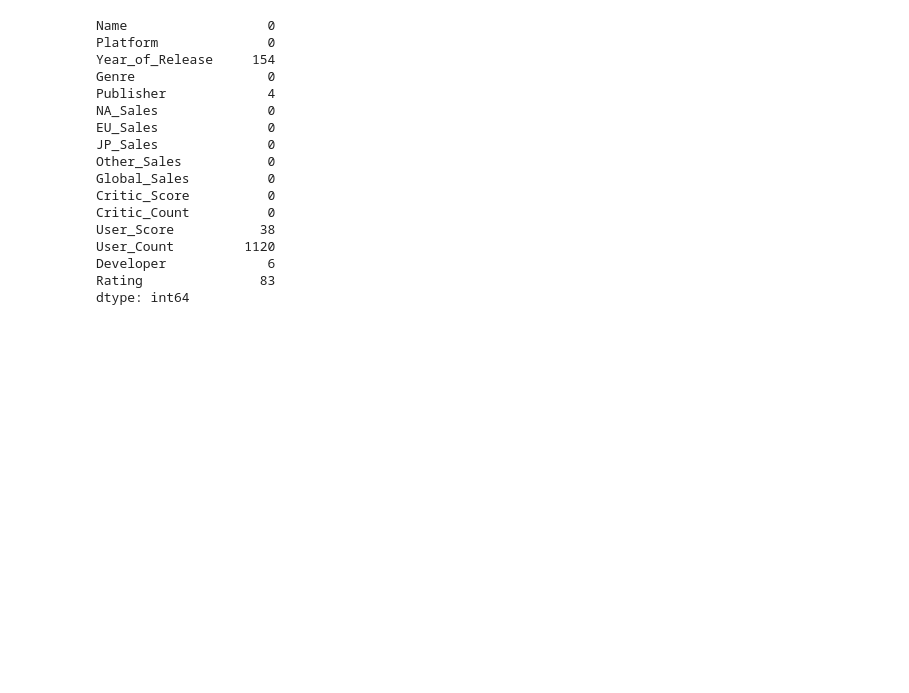
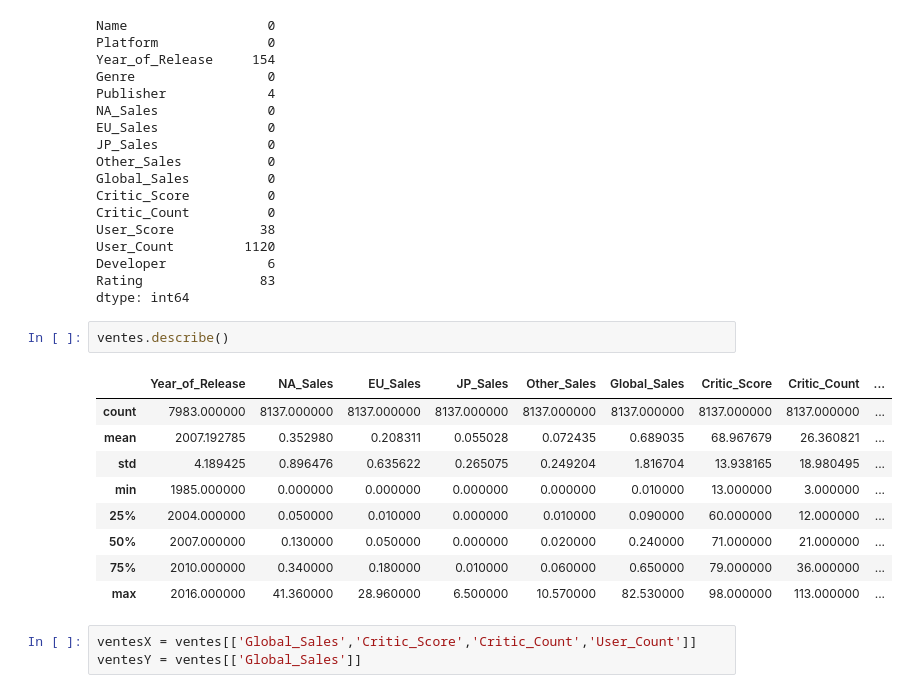
Before and after one commit to Shhhpoulpe/cours-de-python, a Jupyter notebook: Machine Learning/vente_jeux.ipynb, the cells around one changed output. Saved outputs shown, nothing was run; the diff lists cells and outputs as text; blank space fills up the shorter version.

```diff
--- a/Machine Learning/vente_jeux.ipynb
+++ b/Machine Learning/vente_jeux.ipynb
@@ -82,3 +82,18 @@ User_Count         1120
 Developer             6
 Rating               83
 dtype: int64
+# %%
+ventes.describe()
+# %% [output]
+|  | Year_of_Release | NA_Sales | EU_Sales | JP_Sales | Other_Sales | Global_Sales | Critic_Score | Critic_Count | ... |
+| count | 7983.000000 | 8137.000000 | 8137.000000 | 8137.000000 | 8137.000000 | 8137.000000 | 8137.000000 | 8137.000000 | ... |
+| mean | 2007.192785 | 0.352980 | 0.208311 | 0.055028 | 0.072435 | 0.689035 | 68.967679 | 26.360821 | ... |
+| std | 4.189425 | 0.896476 | 0.635622 | 0.265075 | 0.249204 | 1.816704 | 13.938165 | 18.980495 | ... |
+| min | 1985.000000 | 0.000000 | 0.000000 | 0.000000 | 0.000000 | 0.010000 | 13.000000 | 3.000000 | ... |
+| 25% | 2004.000000 | 0.050000 | 0.010000 | 0.000000 | 0.010000 | 0.090000 | 60.000000 | 12.000000 | ... |
+| 50% | 2007.000000 | 0.130000 | 0.050000 | 0.000000 | 0.020000 | 0.240000 | 71.000000 | 21.000000 | ... |
+| 75% | 2010.000000 | 0.340000 | 0.180000 | 0.010000 | 0.060000 | 0.650000 | 79.000000 | 36.000000 | ... |
+| max | 2016.000000 | 41.360000 | 28.960000 | 6.500000 | 10.570000 | 82.530000 | 98.000000 | 113.000000 | ... |
+# %%
+ventesX = ventes[['Global_Sales','Critic_Score','Critic_Count','User_Count']]
+ventesY = ventes[['Global_Sales']]
```
Also changed, not shown: parts of 5 cells of this notebook.
